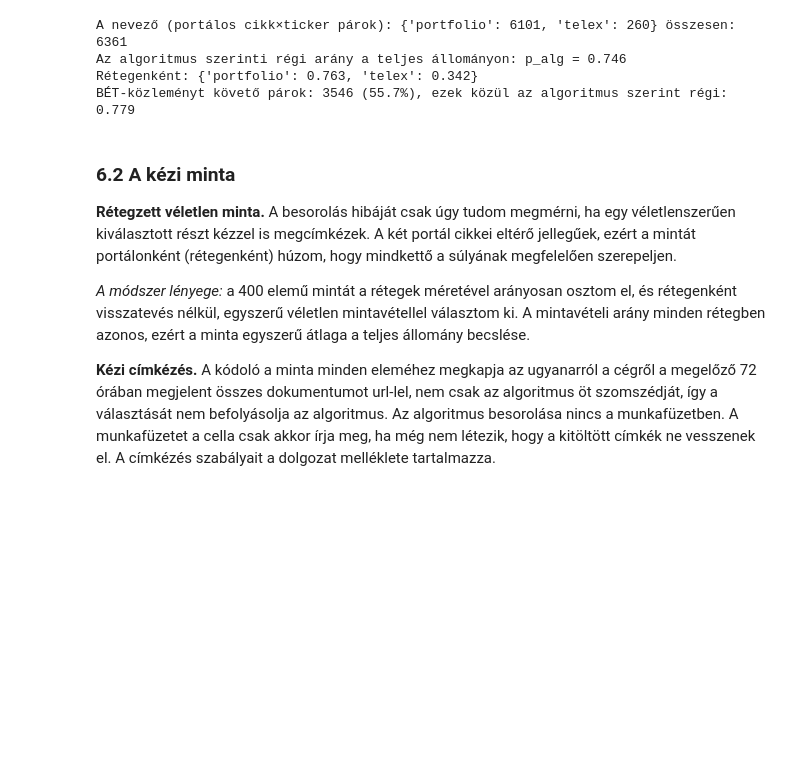
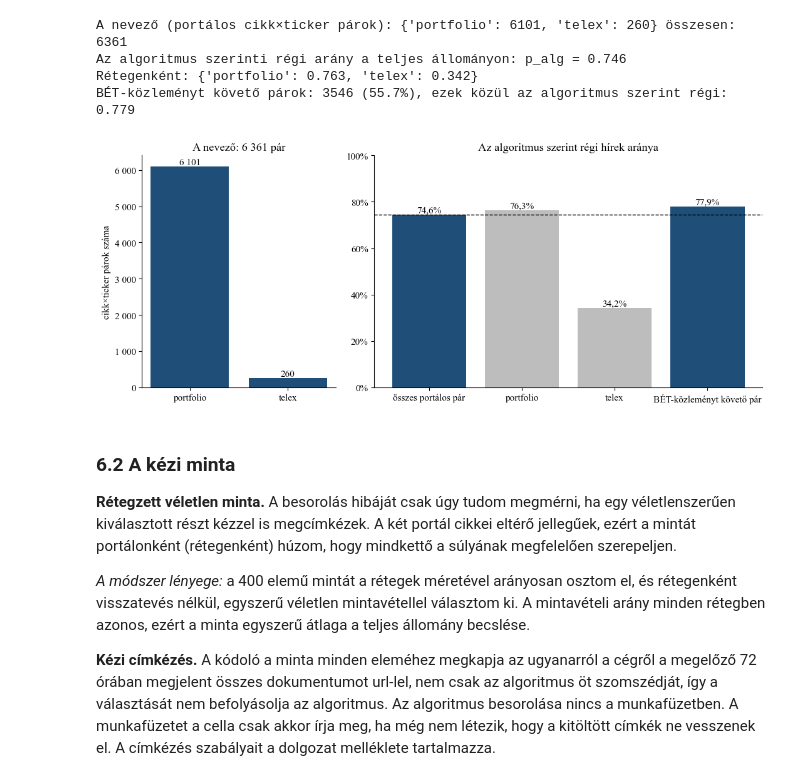
Before and after one commit to Tamacsa/BGE-Szakdolgozat, a Jupyter notebook: 02_regi_hirek.ipynb, the cells around one changed output. Drawn from its saved outputs; the diff is of its cells as text; code cells hidden in the pictures; blank space fills up the shorter version.

```diff
--- a/02_regi_hirek.ipynb
+++ b/02_regi_hirek.ipynb
@@ -399,6 +399,72 @@ A nevező (portálos cikk×ticker párok): {'portfolio': 6101, 'telex': 260} ös
 Az algoritmus szerinti régi arány a teljes állományon: p_alg = 0.746
 Rétegenként: {'portfolio': 0.763, 'telex': 0.342}
 BÉT-közleményt követő párok: 3546 (55.7%), ezek közül az algoritmus szerint régi: 0.779
+# %%
+from matplotlib.ticker import PercentFormatter, FuncFormatter
+
+plt.rcParams["font.family"] = "serif"
+plt.rcParams["font.serif"] = ["Liberation Serif", "Times New Roman", "DejaVu Serif"]
+plt.rcParams["font.size"] = 11
+
+KEK = "#1f4e79"
+SZURKE = "#bdbdbd"
+
+def ezres_formazo(x, pos):
+    szoveg = f"{x:,.0f}"
+    return szoveg.replace(",", " ")
+
+ezres = FuncFormatter(ezres_formazo)
+
+fig, ax = plt.subplots(1, 2, figsize=(11, 4.5), width_ratios=[1, 2])
+
+ax[0].bar(N_h.index, N_h, color=KEK)
+
+osszes_par = f"{N_h.sum():,}".replace(",", " ")
+ax[0].set_title(f"A nevező: {osszes_par} pár")
+ax[0].set_ylabel("cikk×ticker párok száma")
+ax[0].yaxis.set_major_formatter(ezres)
+
+for i, db in enumerate(N_h):
+    felirat = f"{db:,}".replace(",", " ")
+    ax[0].text(i, db, felirat, ha="center", va="bottom")
+
+arany_adatok = {}
+arany_adatok["összes portálos pár"] = p_alg
+
+forras_atlagok = alapsokasag.groupby("forras")["regi_alg"].mean()
+for forras_nev, ertek in forras_atlagok.items():
+    arany_adatok[forras_nev] = ertek
+
+arany_adatok["BÉT-közleményt követő pár"] = bet_utan["regi_alg"].mean()
+arany = pd.Series(arany_adatok)
+
+szinek = []
+for i in range(len(arany)):
+    if i == 0 or i == len(arany) - 1:
+        szinek.append(KEK)
+    else:
+        szinek.append(SZURKE)
+
+ax[1].bar(arany.index, arany, color=szinek)
+ax[1].axhline(p_alg, color="black", linestyle="--", linewidth=1)
+
+ax[1].set_title("Az algoritmus szerint régi hírek aránya")
+ax[1].set_ylim(0, 1)
+ax[1].yaxis.set_major_formatter(PercentFormatter(1, decimals=0))
+
+for i, a in enumerate(arany):
+    felirat = f"{a:.1%}".replace(".", ",")
+    ax[1].text(i, a, felirat, ha="center", va="bottom")
+
+for tengely in ax:
+    tengely.grid(False)
+    tengely.spines["top"].set_visible(False)
+    tengely.spines["right"].set_visible(False)
+
+plt.tight_layout()
+plt.show()
+# %% [output]
+[figure, added]
 # %% [markdown]
 ### 6.2 A kézi minta
 
```
Also changed, not shown: parts of 1 cell of this notebook, 2 other files.
